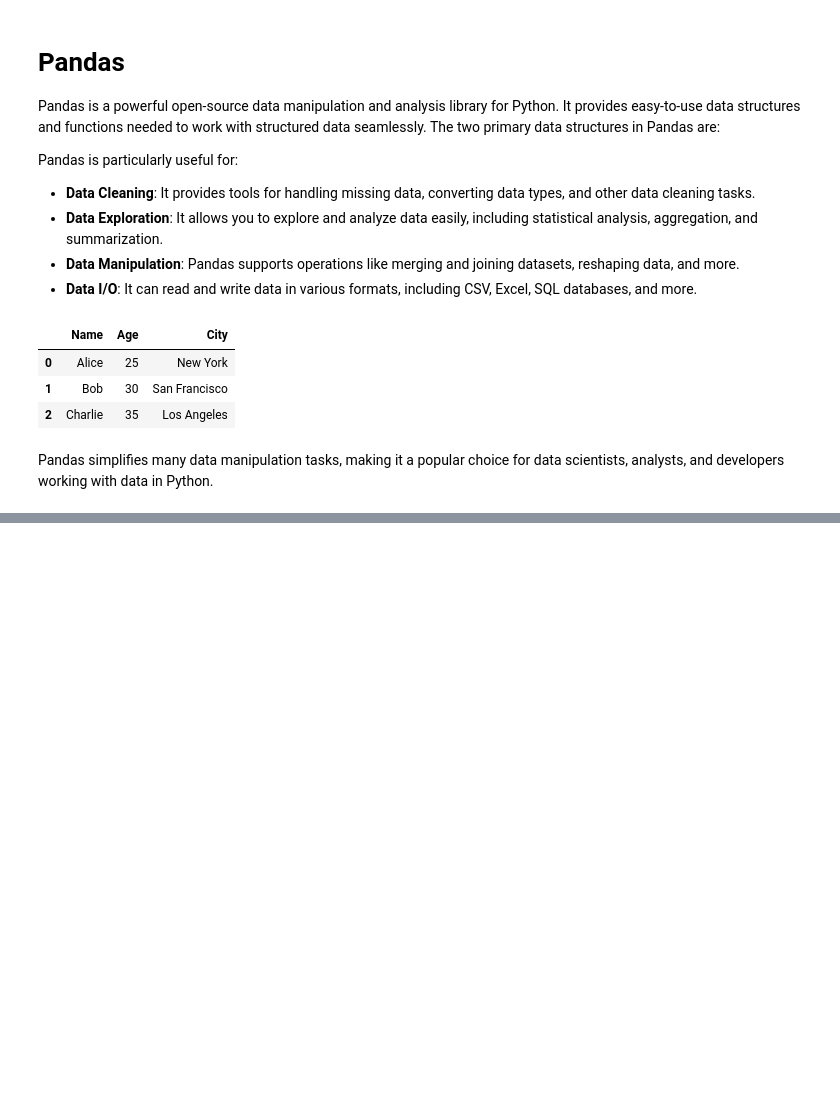
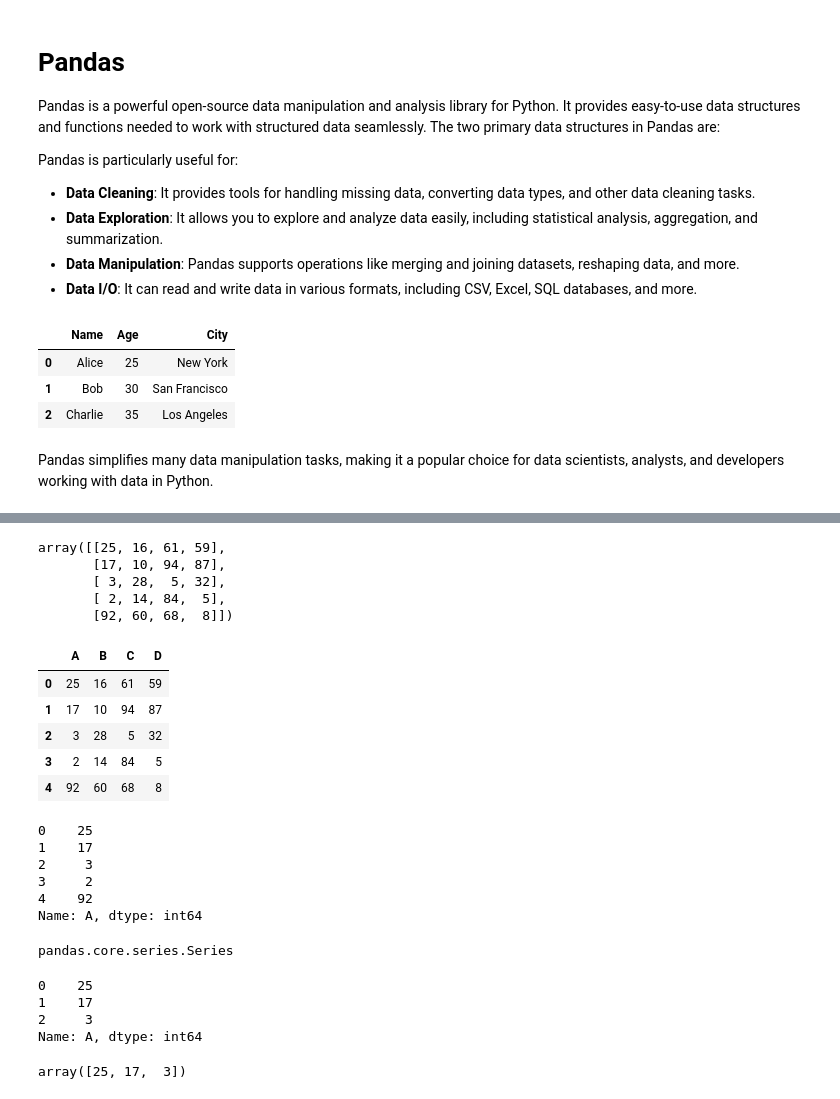
Before and after one commit to themrinalsinha/EverythingAI, a Jupyter notebook: Tools/Pandas Learnings/Introduction.ipynb, the cells around one changed output, grey strips where cells are left out. Saved outputs shown, nothing was run; the diff lists cells and outputs as text; code cells hidden in the pictures; blank space fills up the shorter version.

```diff
--- a/Tools/Pandas Learnings/Introduction.ipynb
+++ b/Tools/Pandas Learnings/Introduction.ipynb
@@ -31,0 +235,46 @@ Pandas simplifies many data manipulation tasks, making it a popular choice for d
+# %%
+# creating a 5x4 (row x column) matrix with number range between (1, 100)
+arr = np.random.randint(1, 100, (5, 4))
+arr
+# %% [output]
+array([[25, 16, 61, 59],
+       [17, 10, 94, 87],
+       [ 3, 28,  5, 32],
+       [ 2, 14, 84,  5],
+       [92, 60, 68,  8]])
+# %%
+df = pd.DataFrame(arr, columns=['A', 'B', 'C', 'D'])
+df
+# %% [output]
+|  | A | B | C | D |
+| 0 | 25 | 16 | 61 | 59 |
+| 1 | 17 | 10 | 94 | 87 |
+| 2 | 3 | 28 | 5 | 32 |
+| 3 | 2 | 14 | 84 | 5 |
+| 4 | 92 | 60 | 68 | 8 |
+# %%
+df['A']
+# %% [output]
+0    25
+1    17
+2     3
+3     2
+4    92
+Name: A, dtype: int64
+# %%
+type(df['A'])
+# %% [output]
+pandas.core.series.Series
+# %%
+# To get specific elements through indexing
+df['A'][0:3]
+# %% [output]
+0    25
+1    17
+2     3
+Name: A, dtype: int64
+# %%
+# To get the numpy array, use `.values`
+df['A'][0:3].values
+# %% [output]
+array([25, 17,  3])
```
Also changed, not shown: parts of 20 cells of this notebook, 3 other files.
